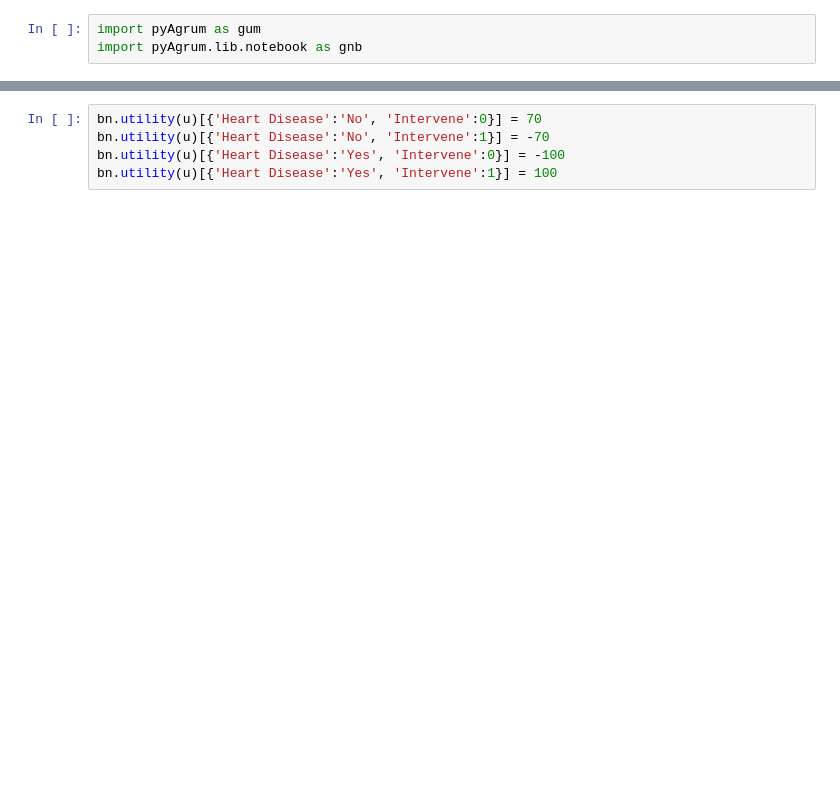
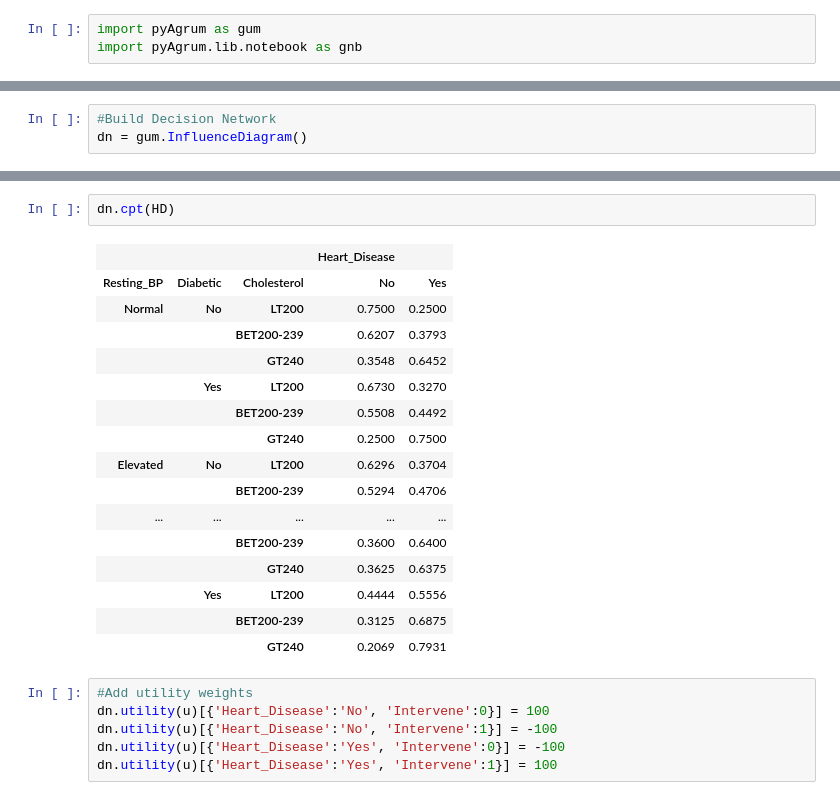
Before and after one commit to Rahul-Mistri/Bayesian-Network-for-Cardiovascular-Disease-Prediction, a Jupyter notebook: Network.ipynb, the cells around one changed output, grey strips where cells are left out. Drawn from its saved outputs; the diff is of its cells as text; blank space fills up the shorter version.

```diff
--- a/Network.ipynb
+++ b/Network.ipynb
@@ -66,0 +69,3 @@ bn.cpt(HD)[:]=[[[0.071429,	0.928571],[0.075000,	0.925000],[0.600000,	0.400000]],
+# %%
+#Build Decision Network
+dn = gum.InfluenceDiagram()
@@ -67,5 +108,25 @@ bn.cpt(HD)[:]=[[[0.071429,	0.928571],[0.075000,	0.925000],[0.600000,	0.400000]],
+# %%
+dn.cpt(HD)
+# %% [output]
+|  |  |  | Heart_Disease |  |
+| Resting_BP | Diabetic | Cholesterol | No | Yes |
+| Normal | No | LT200 | 0.7500 | 0.2500 |
+|  |  | BET200-239 | 0.6207 | 0.3793 |
+|  |  | GT240 | 0.3548 | 0.6452 |
+|  | Yes | LT200 | 0.6730 | 0.3270 |
+|  |  | BET200-239 | 0.5508 | 0.4492 |
+|  |  | GT240 | 0.2500 | 0.7500 |
+| Elevated | No | LT200 | 0.6296 | 0.3704 |
+|  |  | BET200-239 | 0.5294 | 0.4706 |
+| ... | ... | ... | ... | ... |
+|  |  | BET200-239 | 0.3600 | 0.6400 |
+|  |  | GT240 | 0.3625 | 0.6375 |
+|  | Yes | LT200 | 0.4444 | 0.5556 |
+|  |  | BET200-239 | 0.3125 | 0.6875 |
+|  |  | GT240 | 0.2069 | 0.7931 |
 # %%
-bn.utility(u)[{'Heart Disease':'No', 'Intervene':0}] = 70
-bn.utility(u)[{'Heart Disease':'No', 'Intervene':1}] = -70
-bn.utility(u)[{'Heart Disease':'Yes', 'Intervene':0}] = -100
-bn.utility(u)[{'Heart Disease':'Yes', 'Intervene':1}] = 100
+#Add utility weights
+dn.utility(u)[{'Heart_Disease':'No', 'Intervene':0}] = 100
+dn.utility(u)[{'Heart_Disease':'No', 'Intervene':1}] = -100
+dn.utility(u)[{'Heart_Disease':'Yes', 'Intervene':0}] = -100
+dn.utility(u)[{'Heart_Disease':'Yes', 'Intervene':1}] = 100
```
Also changed, not shown: parts of 28 cells of this notebook, 26 other files.
